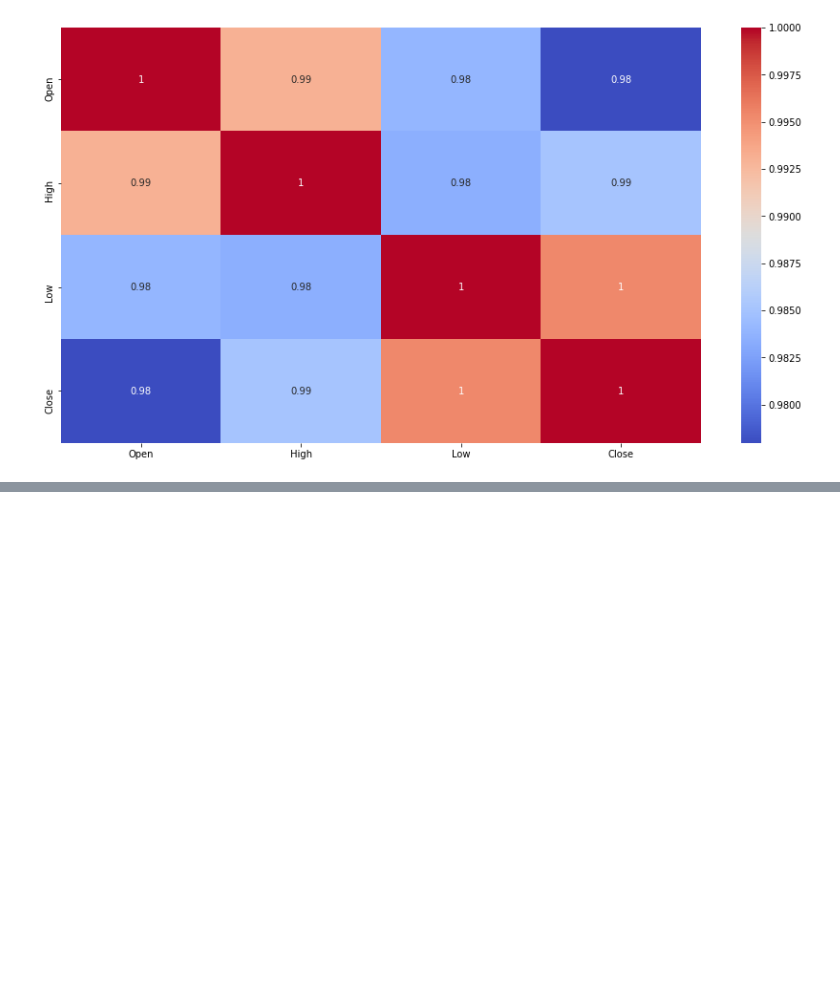
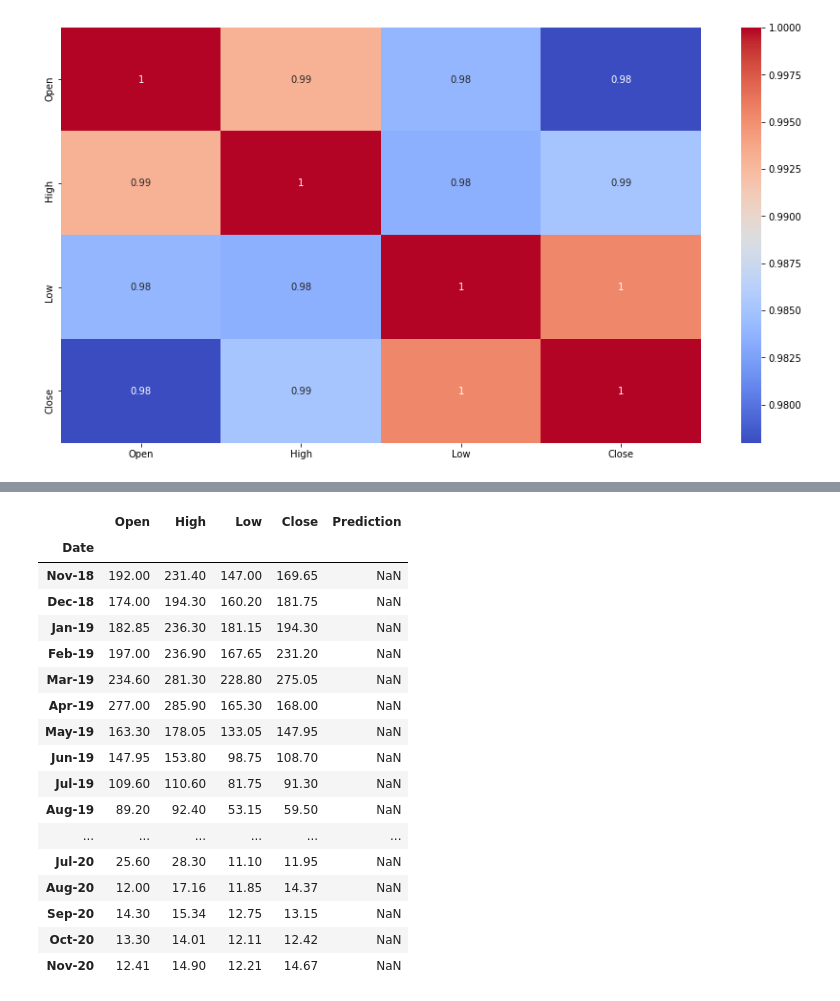
Before and after one commit to smkmohsin/Yes-Bank-Stock-Closing-Price-Prediction, a Jupyter notebook: Yes_Bank_Stock_Closing_Price_Prediction_Capstone_Project_.ipynb, the cells around one changed output, grey strips where cells are left out. Saved outputs shown, nothing was run; the diff lists cells and outputs as text; code cells hidden in the pictures; blank space fills up the shorter version.

```diff
--- a/Yes_Bank_Stock_Closing_Price_Prediction_Capstone_Project_.ipynb
+++ b/Yes_Bank_Stock_Closing_Price_Prediction_Capstone_Project_.ipynb
@@ -143,0 +178,5 @@ sns.heatmap(abs(correlation), annot=True, cmap='coolwarm')
+# %%
+# Create a variable to predict 'x' days out into future
+future_days = 25
+# %%
+df['Prediction'] = df[['Close']].shift(-future_days)
@@ -143,0 +203,3 @@ sns.heatmap(abs(correlation), annot=True, cmap='coolwarm')
+# %%
+X = df.drop(['Prediction'],axis=1).iloc[:-future_days, : -1].values
+y = df['Prediction'].iloc[:-future_days].values
@@ -143,0 +286,21 @@ sns.heatmap(abs(correlation), annot=True, cmap='coolwarm')
+# %%
+df[X.shape[0]:]
+# %% [output]
+|  | Open | High | Low | Close | Prediction |
+| Date |  |  |  |  |  |
+| Nov-18 | 192.00 | 231.40 | 147.00 | 169.65 | NaN |
+| Dec-18 | 174.00 | 194.30 | 160.20 | 181.75 | NaN |
+| Jan-19 | 182.85 | 236.30 | 181.15 | 194.30 | NaN |
+| Feb-19 | 197.00 | 236.90 | 167.65 | 231.20 | NaN |
+| Mar-19 | 234.60 | 281.30 | 228.80 | 275.05 | NaN |
+| Apr-19 | 277.00 | 285.90 | 165.30 | 168.00 | NaN |
+| May-19 | 163.30 | 178.05 | 133.05 | 147.95 | NaN |
+| Jun-19 | 147.95 | 153.80 | 98.75 | 108.70 | NaN |
+| Jul-19 | 109.60 | 110.60 | 81.75 | 91.30 | NaN |
+| Aug-19 | 89.20 | 92.40 | 53.15 | 59.50 | NaN |
+| ... | ... | ... | ... | ... | ... |
+| Jul-20 | 25.60 | 28.30 | 11.10 | 11.95 | NaN |
+| Aug-20 | 12.00 | 17.16 | 11.85 | 14.37 | NaN |
+| Sep-20 | 14.30 | 15.34 | 12.75 | 13.15 | NaN |
+| Oct-20 | 13.30 | 14.01 | 12.11 | 12.42 | NaN |
+| Nov-20 | 12.41 | 14.90 | 12.21 | 14.67 | NaN |
```
Also changed, not shown: parts of 24 cells of this notebook.
